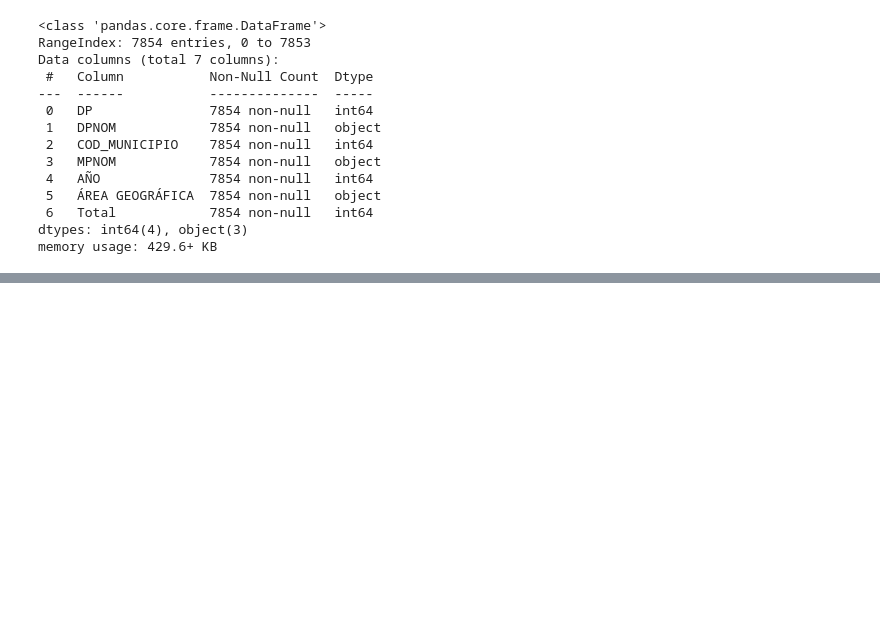
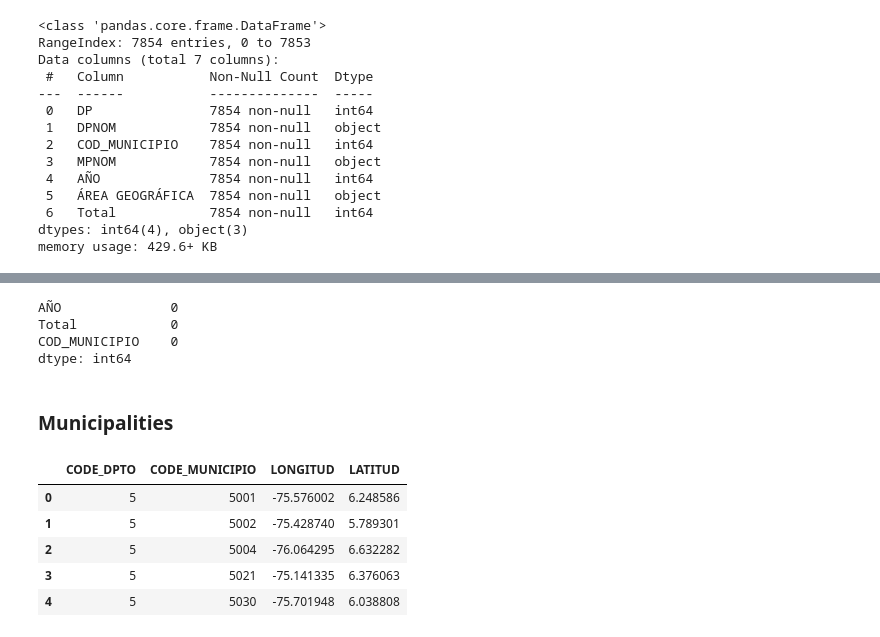
Before and after one commit to luch-o/ds4a-project-backend, a Jupyter notebook: notebooks/prepare_data.ipynb, the cells around one changed output, grey strips where cells are left out. Saved outputs shown, nothing was run; the diff lists cells and outputs as text; code cells hidden in the pictures; blank space fills up the shorter version.

```diff
--- a/notebooks/prepare_data.ipynb
+++ b/notebooks/prepare_data.ipynb
@@ -154 +156,23 @@ municipalities.head()
+# %%
+mun_pop_table.isna().sum()
+# %% [output]
+AÑO              0
+Total            0
+COD_MUNICIPIO    0
+dtype: int64
+# %% [markdown]
+### Municipalities
+# %%
+municipalities = pd.read_csv(
+    data_dir / "municipalities_lat_lon.csv",
+    usecols=["CODE_MUNICIPIO", "LATITUD", "LONGITUD", "CODE_DPTO"],
+)
+municipalities.head()
+# %% [output]
+|  | CODE_DPTO | CODE_MUNICIPIO | LONGITUD | LATITUD |
+| 0 | 5 | 5001 | -75.576002 | 6.248586 |
+| 1 | 5 | 5002 | -75.428740 | 5.789301 |
+| 2 | 5 | 5004 | -76.064295 | 6.632282 |
+| 3 | 5 | 5021 | -75.141335 | 6.376063 |
+| 4 | 5 | 5030 | -75.701948 | 6.038808 |
 # %%
```
Also changed, not shown: parts of 28 cells of this notebook, 31 other files.
